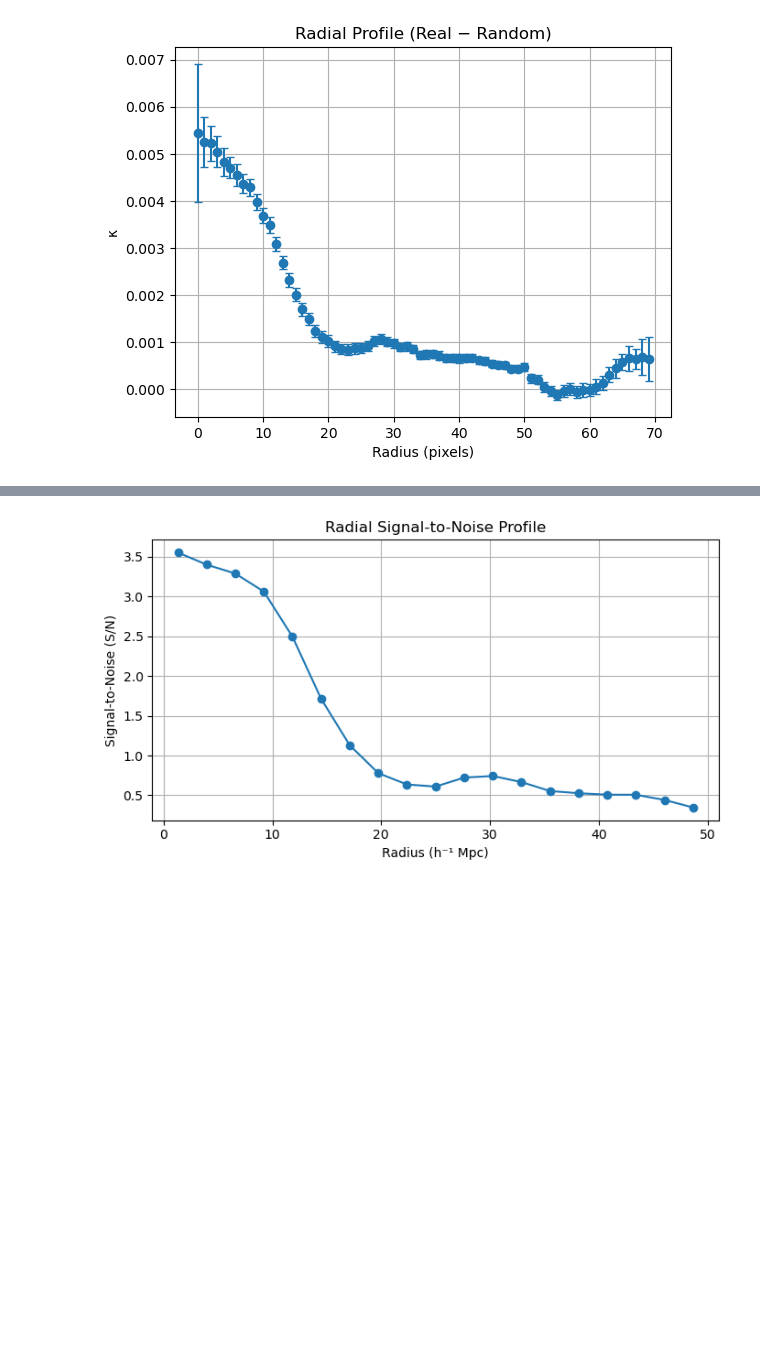
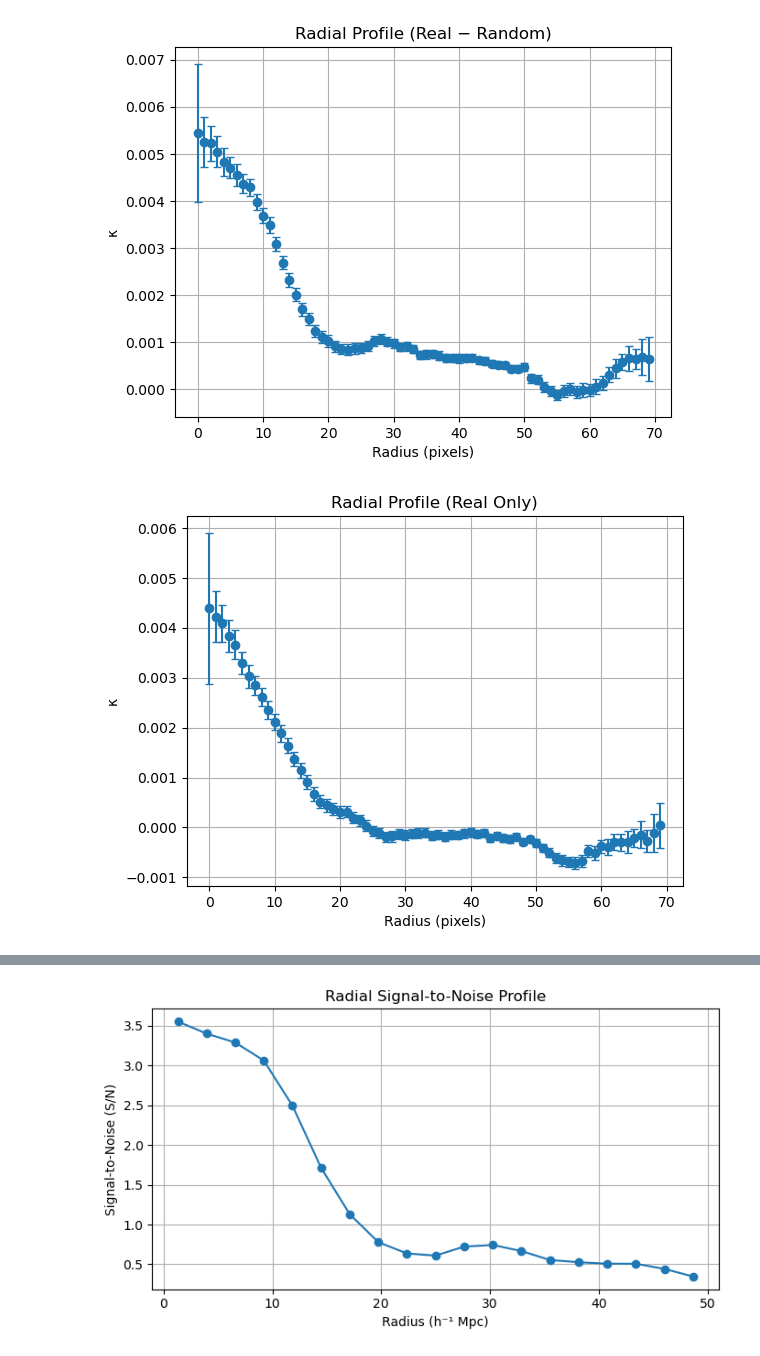
Before and after one commit to carolinewu327/astrophysics, a Jupyter notebook: finalMODkmap.ipynb, the cells around one changed output, grey strips where cells are left out. Saved outputs shown, nothing was run; the diff lists cells and outputs as text; code cells hidden in the pictures; blank space fills up the shorter version.

```diff
--- a/finalMODkmap.ipynb
+++ b/finalMODkmap.ipynb
@@ -151,7 +151,7 @@ def stack_kappa(data, weights, label):
         b = b_arr[i]
         D = D_arr[i]
 
-        dl = (off_x / D / np.cos(b)) * (180 / np.pi)
+        dl = (off_x / D / np.cos(b*180/np.pi)) * (180 / np.pi)
         db = (off_y / D) * (180 / np.pi)
 
         l_grid = l + dl
@@ -227,6 +227,8 @@ def radial_profile(arr, sigma, title, zoom=70):
     plt.ylabel("κ")
     plt.grid(True)
     plt.show()
+
+    return prof, err
 # %%
 # --- Run all ---
 data_real, w_real = load_catalog(real_file, weights=True)
@@ -275,2 +278,7 @@ radial_profile(kappa_sub, sigma_real, "Radial Profile (Real − Random)", zoom=7
 # %% [output]
 [figure]
+# %%
+profile, errs = radial_profile(kappa_real, sigma_real, "Radial Profile (Real Only)", zoom=70)
+np.save("old_real_radial.npy", profile)
+# %% [output]
+[figure, added]
```
Also changed, not shown: parts of 2 cells of this notebook.
